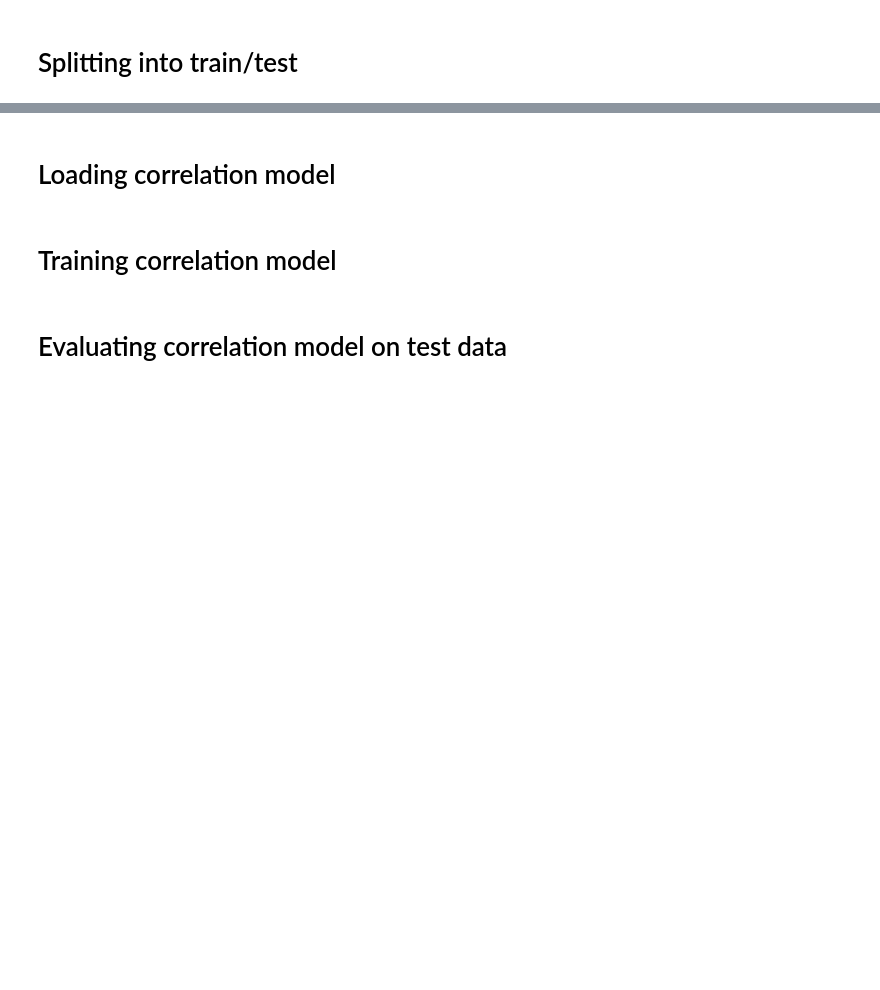
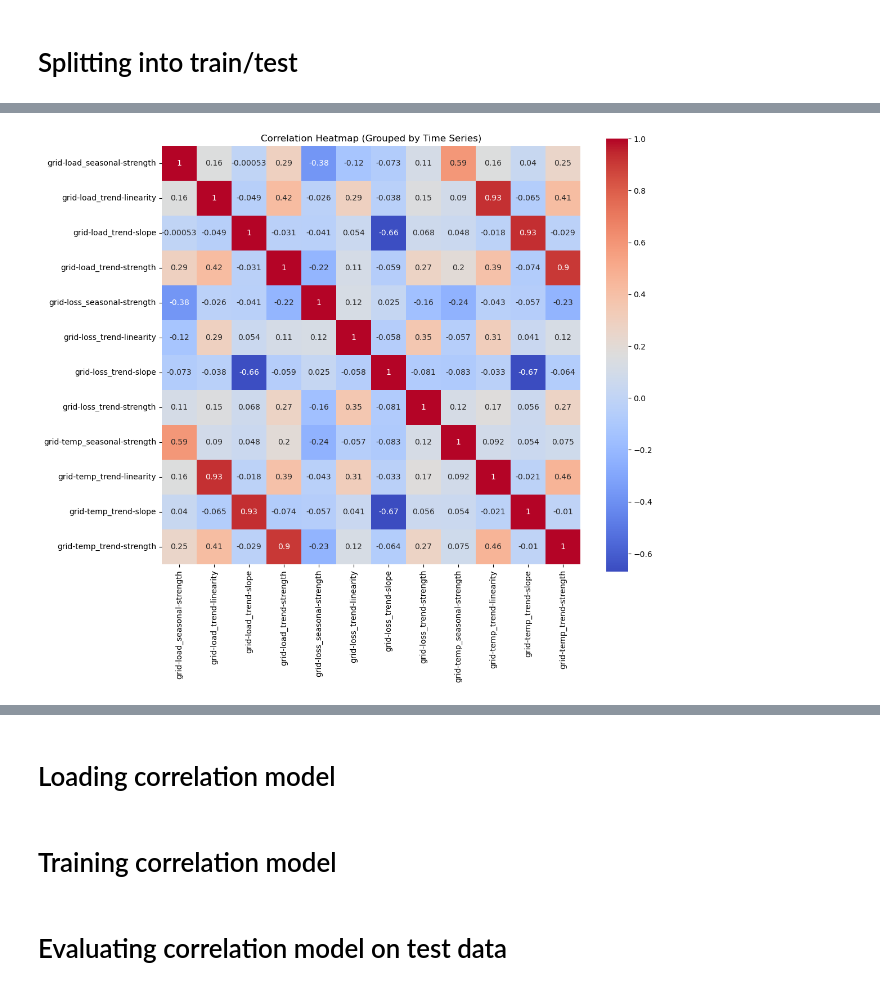
Before and after one commit to Mesterne/BEAST, a Jupyter notebook: notebooks/experiments/basic_correlation.ipynb, the cells around one changed output, grey strips where cells are left out. Drawn from its saved outputs; the diff is of its cells as text; code cells hidden in the pictures; blank space fills up the shorter version.

Commit message:
📈 Correlation analysis

```diff
--- a/notebooks/experiments/basic_correlation.ipynb
+++ b/notebooks/experiments/basic_correlation.ipynb
@@ -18,5 +33,7 @@ KeyError: 'model_args'
 # %%
 features_to_use = settings['dataset_args']['timeseries_to_use']
+data_dir = os.path.join(settings['dataset_args']['directory'], 'train.csv')
+step_size = settings['dataset_args']['step_size']
 
 learning_rate = settings['training_args']['learning_rate']
 
@@ -42,0 +82,7 @@ Loading trained model from /Users/vegardsjavik/Uni/Master/Thesis/BEAST/models/fe
+# %%
+from src.utils.generate_dataset import generate_windows_dataset
+
+num_ts = len(features_to_use)
+dataset_size = (df.shape[0] - window_size)//step_size + 1
+
+data = generate_windows_dataset(df, window_size, step_size, features_to_use)
@@ -42,0 +91,8 @@ Loading trained model from /Users/vegardsjavik/Uni/Master/Thesis/BEAST/models/fe
+# %%
+from src.utils.features import decomp_and_features
+import numpy as np
+
+sp = 24 # STL parameter
+
+decomps, features = decomp_and_features(data, series_periodicity=sp, dataset_size=dataset_size)
+print(np.asarray(decomps).shape, features.shape)
@@ -44,0 +192,28 @@ Loading trained model from /Users/vegardsjavik/Uni/Master/Thesis/BEAST/models/fe
+# %%
+import seaborn as sns
+import matplotlib.pyplot as plt
+
+# Pivot and flatten column names
+df_pivot = df.pivot_table(
+    index='index',
+    columns='ts_name',
+    values=['trend-strength', 'trend-slope', 'trend-linearity', 'seasonal-strength']
+)
+
+# Flatten multi-index columns
+df_pivot.columns = [f"{ts}_{feature}" for feature, ts in df_pivot.columns]
+
+# Rearrange columns to group by ts_name first
+sorted_columns = sorted(df_pivot.columns, key=lambda x: x.split('_')[0])
+df_pivot = df_pivot[sorted_columns]
+
+# Compute correlations
+corr_matrix = df_pivot.corr()
+
+# Plot heatmap
+plt.figure(figsize=(12, 10))
+sns.heatmap(corr_matrix, annot=True, cmap='coolwarm', square=True)
+plt.title("Correlation Heatmap (Grouped by Time Series)")
+plt.show()
+# %% [output]
+[figure, added]
```
Also changed, not shown: parts of 18 cells of this notebook, 2 other files.
